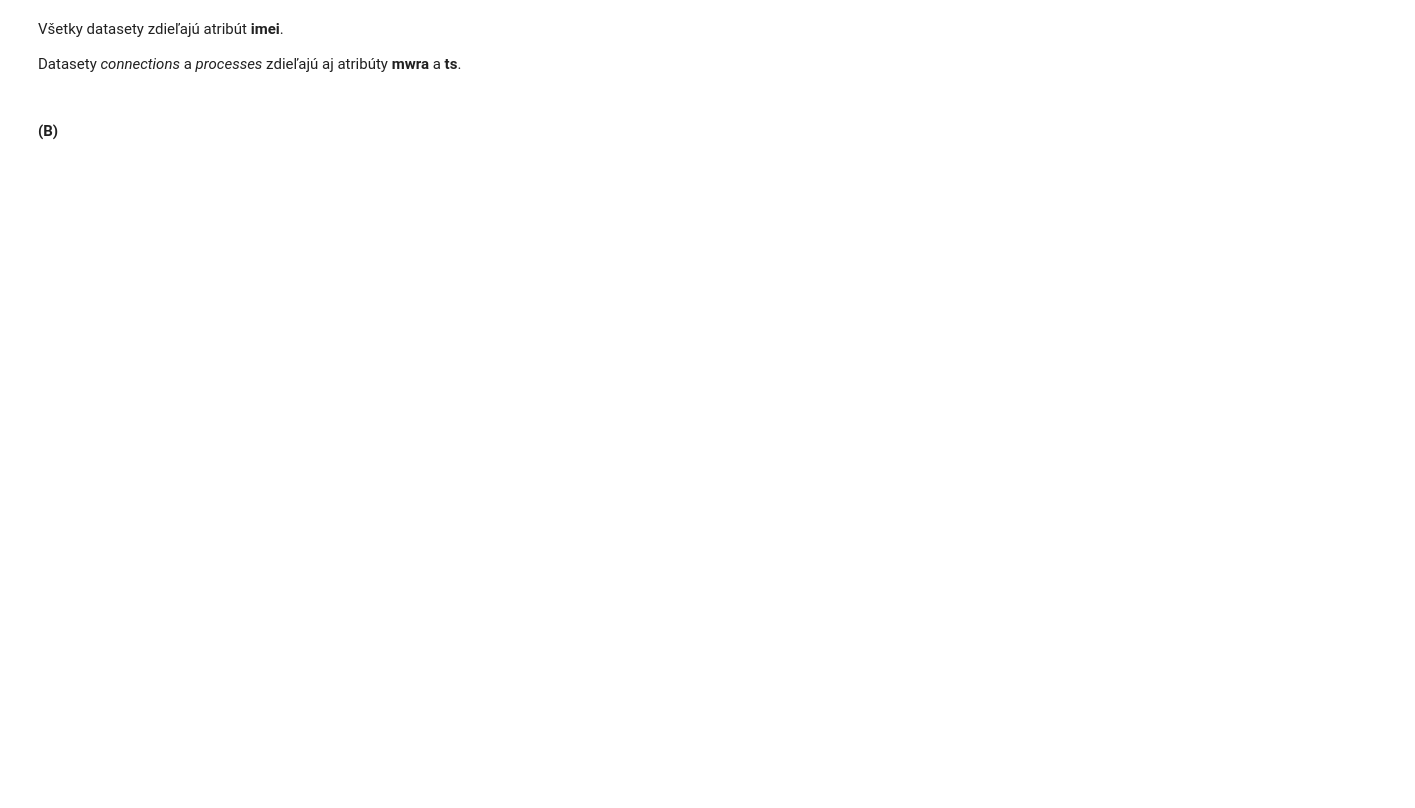
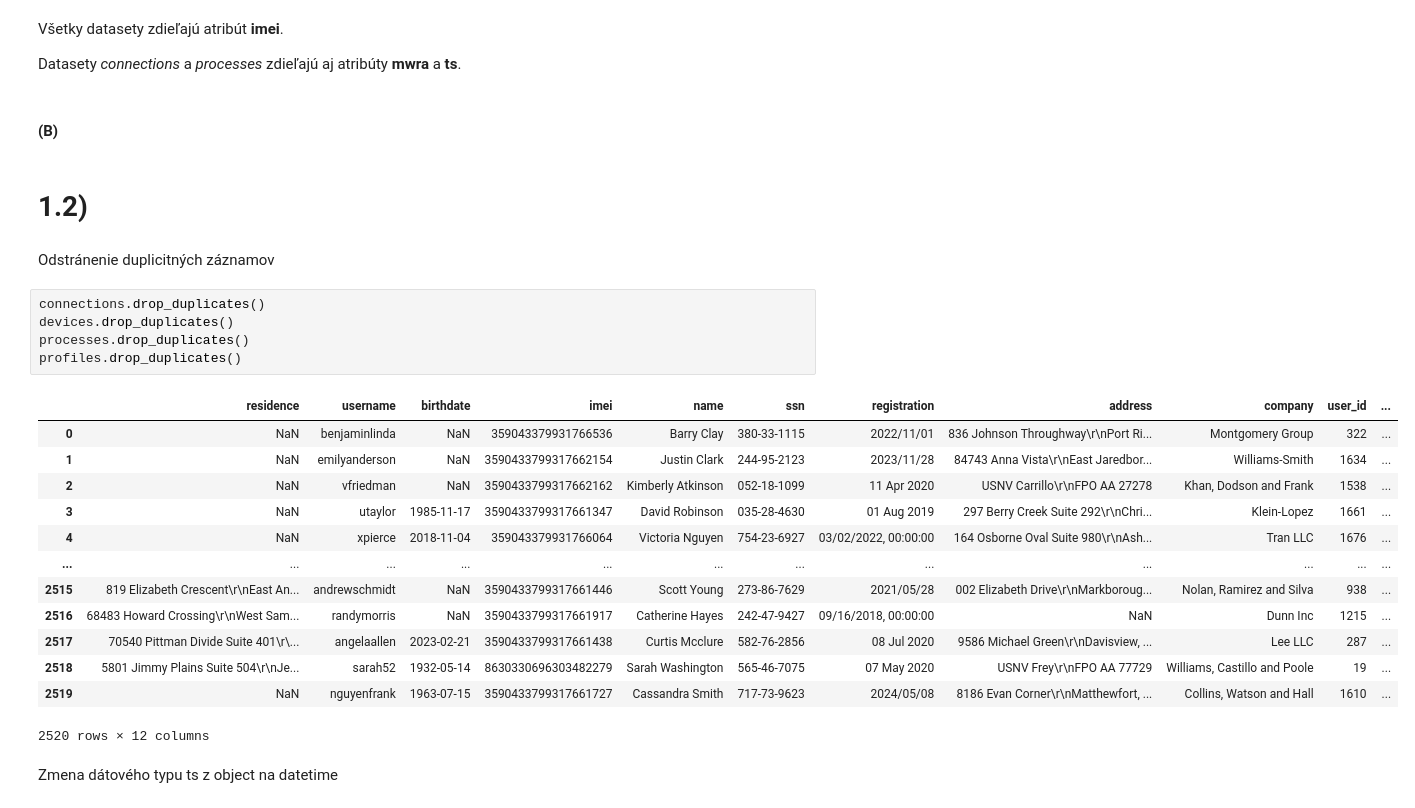
Before and after one commit to LeonRado1/IAU-zadanie, a Jupyter notebook: exploratory_analysis.ipynb, the cells around one changed output. Drawn from its saved outputs; the diff is of its cells as text; blank space fills up the shorter version.

```diff
--- a/exploratory_analysis.ipynb
+++ b/exploratory_analysis.ipynb
@@ -184,3 +191,28 @@ Všetky datasety zdieľajú atribút **imei**.
 Datasety _connections_ a _processes_ zdieľajú aj atribúty **mwra** a **ts**.
 # %% [markdown]
 #### (B)
+# %% [markdown]
+# 1.2)
+# %% [markdown]
+Odstránenie duplicitných záznamov
+# %%
+connections.drop_duplicates()
+devices.drop_duplicates()
+processes.drop_duplicates()
+profiles.drop_duplicates()
+# %% [output]
+|  | residence | username | birthdate | imei | name | ssn | registration | address | company | user_id | ... |
+| 0 | NaN | benjaminlinda | NaN | 359043379931766536 | Barry Clay | 380-33-1115 | 2022/11/01 | 836 Johnson Throughway\r\nPort Ri... | Montgomery Group | 322 | ... |
+| 1 | NaN | emilyanderson | NaN | 3590433799317662154 | Justin Clark | 244-95-2123 | 2023/11/28 | 84743 Anna Vista\r\nEast Jaredbor... | Williams-Smith | 1634 | ... |
+| 2 | NaN | vfriedman | NaN | 3590433799317662162 | Kimberly Atkinson | 052-18-1099 | 11 Apr 2020 | USNV Carrillo\r\nFPO AA 27278 | Khan, Dodson and Frank | 1538 | ... |
+| 3 | NaN | utaylor | 1985-11-17 | 3590433799317661347 | David Robinson | 035-28-4630 | 01 Aug 2019 | 297 Berry Creek Suite 292\r\nChri... | Klein-Lopez | 1661 | ... |
+| 4 | NaN | xpierce | 2018-11-04 | 359043379931766064 | Victoria Nguyen | 754-23-6927 | 03/02/2022, 00:00:00 | 164 Osborne Oval Suite 980\r\nAsh... | Tran LLC | 1676 | ... |
+| ... | ... | ... | ... | ... | ... | ... | ... | ... | ... | ... | ... |
+| 2515 | 819 Elizabeth Crescent\r\nEast An... | andrewschmidt | NaN | 3590433799317661446 | Scott Young | 273-86-7629 | 2021/05/28 | 002 Elizabeth Drive\r\nMarkboroug... | Nolan, Ramirez and Silva | 938 | ... |
+| 2516 | 68483 Howard Crossing\r\nWest Sam... | randymorris | NaN | 3590433799317661917 | Catherine Hayes | 242-47-9427 | 09/16/2018, 00:00:00 | NaN | Dunn Inc | 1215 | ... |
+| 2517 | 70540 Pittman Divide Suite 401\r\... | angelaallen | 2023-02-21 | 3590433799317661438 | Curtis Mcclure | 582-76-2856 | 08 Jul 2020 | 9586 Michael Green\r\nDavisview, ... | Lee LLC | 287 | ... |
+| 2518 | 5801 Jimmy Plains Suite 504\r\nJe... | sarah52 | 1932-05-14 | 8630330696303482279 | Sarah Washington | 565-46-7075 | 07 May 2020 | USNV Frey\r\nFPO AA 77729 | Williams, Castillo and Poole | 19 | ... |
+| 2519 | NaN | nguyenfrank | 1963-07-15 | 3590433799317661727 | Cassandra Smith | 717-73-9623 | 2024/05/08 | 8186 Evan Corner\r\nMatthewfort, ... | Collins, Watson and Hall | 1610 | ... |
+2520 rows × 12 columns
+# %% [markdown]
+Zmena dátového typu ts z object na datetime
```
Also changed, not shown: parts of 14 cells of this notebook.
